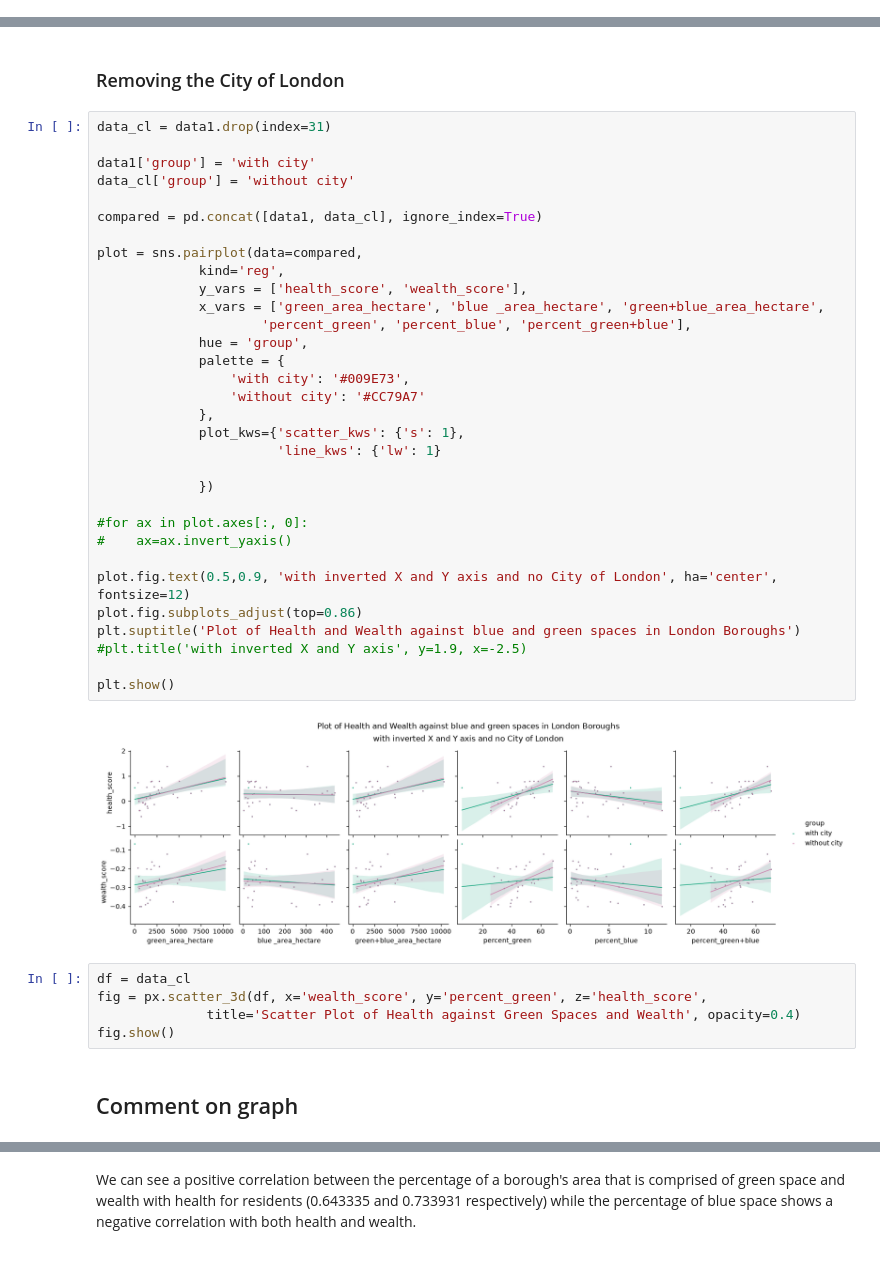
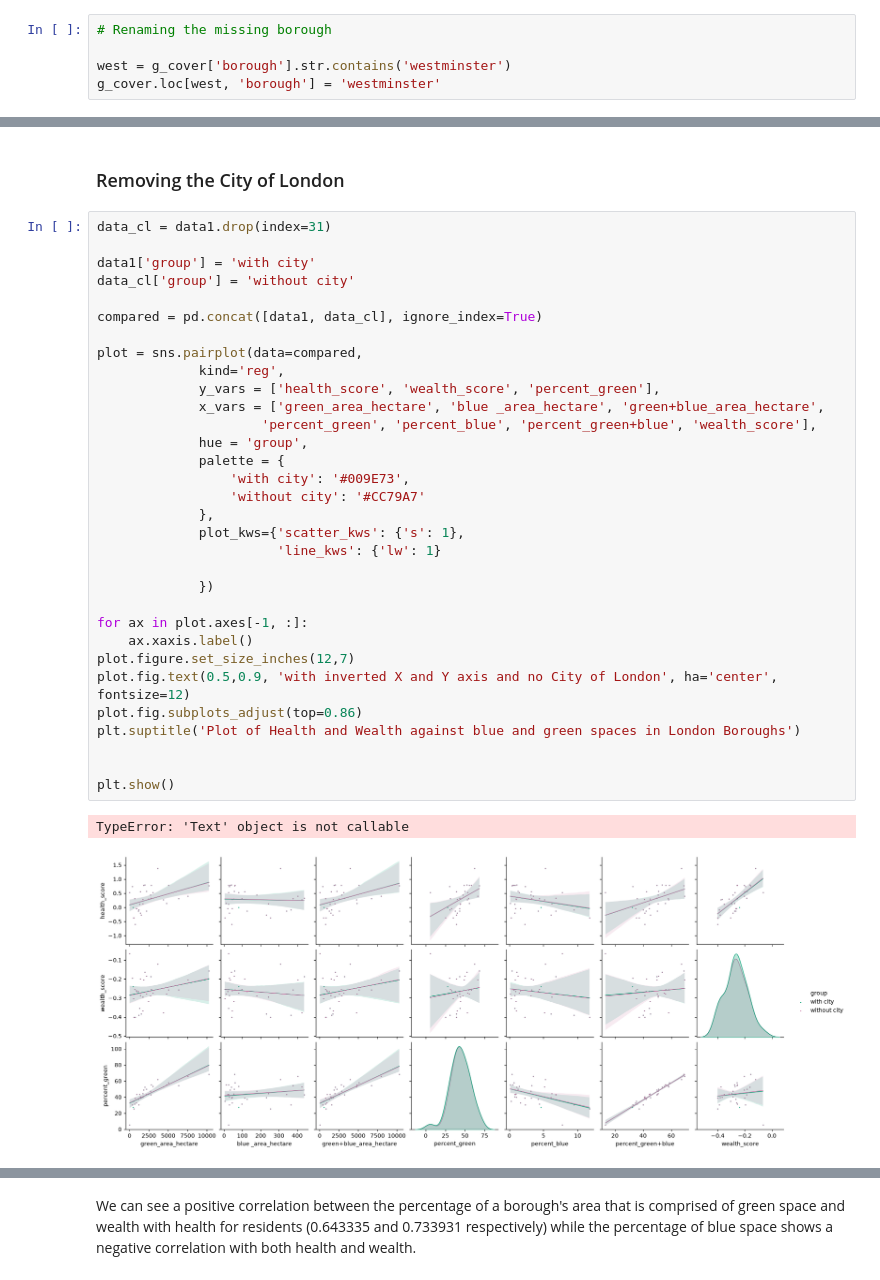
Before and after one commit to aaronoisin/M6006-ds2026-24000117484, a Jupyter notebook: Assessment_1/Cleaning.ipynb, the cells around one changed output, grey strips where cells are left out. Drawn from its saved outputs; the diff is of its cells as text.

Commit message:
changed graphs added some stuff to the regression models too

```diff
--- a/Assessment_1/Cleaning.ipynb
+++ b/Assessment_1/Cleaning.ipynb
@@ -101,3 +154,8 @@ Index(['local authority district code (2024)', 'borough',
+# %%
+# Renaming the missing borough
+
+west = g_cover['borough'].str.contains('westminster')
+g_cover.loc[west, 'borough'] = 'westminster'
 # %%
 # Checking both datasets are the same length
 
@@ -280,41 +381,35 @@ z = data['percent_green+blue']
 # %%
 data_cl = data1.drop(index=31)
 
 data1['group'] = 'with city'
 data_cl['group'] = 'without city'
 
 compared = pd.concat([data1, data_cl], ignore_index=True)
 
 plot = sns.pairplot(data=compared,
              kind='reg',
-             y_vars = ['health_score', 'wealth_score'],
+             y_vars = ['health_score', 'wealth_score', 'percent_green'],
              x_vars = ['green_area_hectare', 'blue _area_hectare', 'green+blue_area_hectare',
-                     'percent_green', 'percent_blue', 'percent_green+blue'],
+                     'percent_green', 'percent_blue', 'percent_green+blue', 'wealth_score'],
              hue = 'group',
              palette = {
                  'with city': '#009E73',
                  'without city': '#CC79A7'
              },
              plot_kws={'scatter_kws': {'s': 1},
                        'line_kws': {'lw': 1}
 
              })
 
-#for ax in plot.axes[:, 0]:
-#    ax=ax.invert_yaxis()
-
+for ax in plot.axes[-1, :]:
+    ax.xaxis.label()
+plot.figure.set_size_inches(12,7)
 plot.fig.text(0.5,0.9, 'with inverted X and Y axis and no City of London', ha='center', fontsize=12)
 plot.fig.subplots_adjust(top=0.86)
 plt.suptitle('Plot of Health and Wealth against blue and green spaces in London Boroughs')
-#plt.title('with inverted X and Y axis', y=1.9, x=-2.5)
+
 
 plt.show()
 # %% [output]
+TypeError: 'Text' object is not callable
-[figure, old version]
+[figure, new version]
-# %%
-df = data_cl
-fig = px.scatter_3d(df, x='wealth_score', y='percent_green', z='health_score',
-              title='Scatter Plot of Health against Green Spaces and Wealth', opacity=0.4)
-fig.show()
-# %% [markdown]
-## Comment on graph
```
Also changed, not shown: parts of 21 cells of this notebook.
